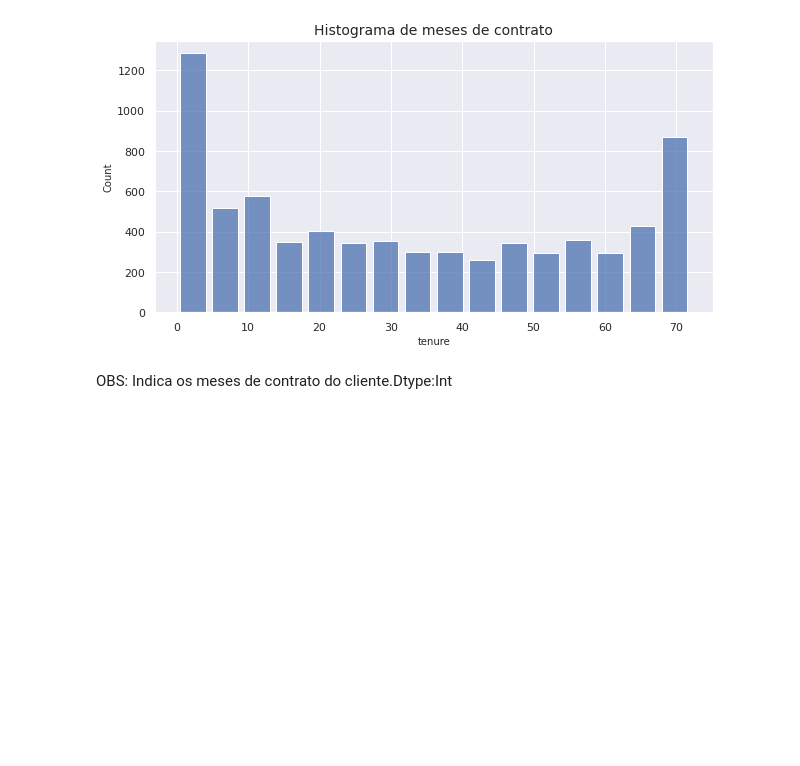
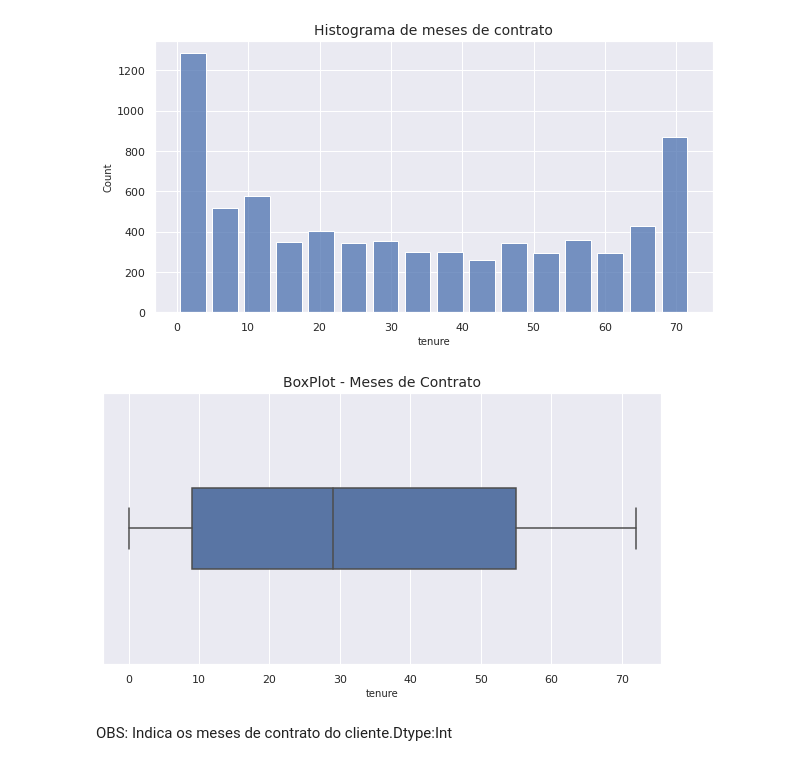
Before and after one commit to FabianaDutra/AluraDataChallenge, a Jupyter notebook: ALURA_DATA_CHALLENGE.ipynb, the cells around one changed output. Drawn from its saved outputs; the diff is of its cells as text; code cells hidden in the pictures; blank space fills up the shorter version.

```diff
--- a/ALURA_DATA_CHALLENGE.ipynb
+++ b/ALURA_DATA_CHALLENGE.ipynb
@@ -315,8 +321,10 @@ plt.show()
 [figure]
 # %%
 ax = sns.boxplot(x=df["tenure"] ,width = 0.3)
-ax.axes.set_title('BoxPlot - Meses de Contrato, fontsize = 14)
+ax.axes.set_title('BoxPlot - Meses de Contrato', fontsize = 14)
 plt.show()
+# %% [output]
+[figure, added]
 # %% [markdown]
 OBS: Indica os meses de contrato do cliente.Dtype:Int
 # %% [markdown]
```
Also changed, not shown: parts of 108 cells of this notebook.
